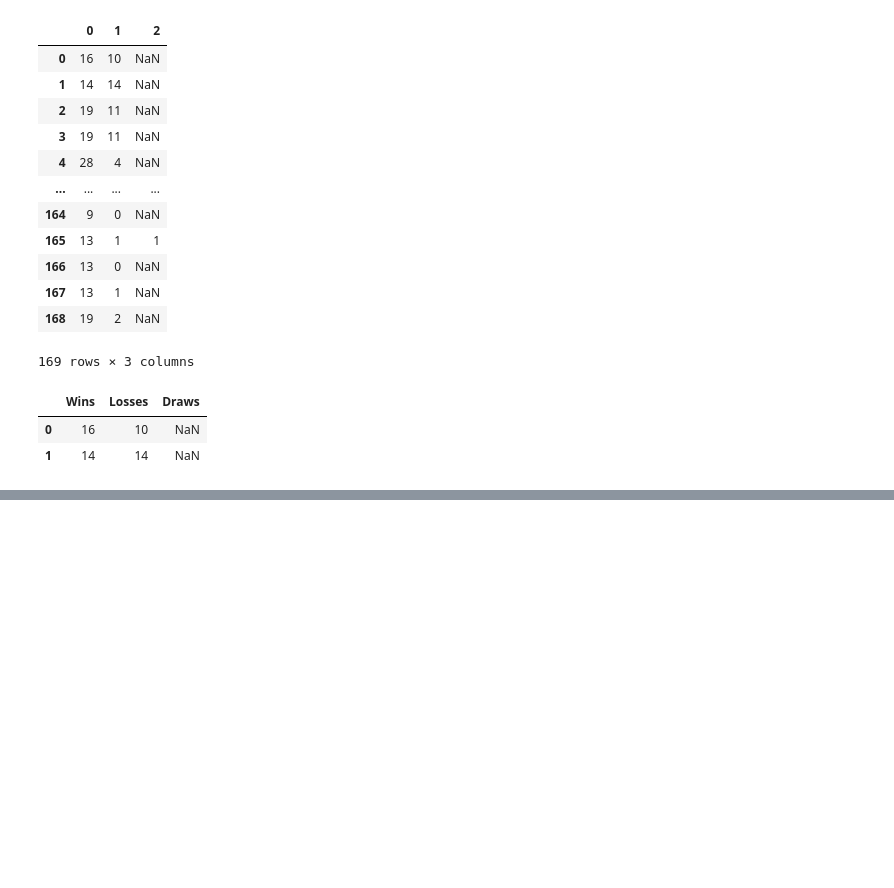
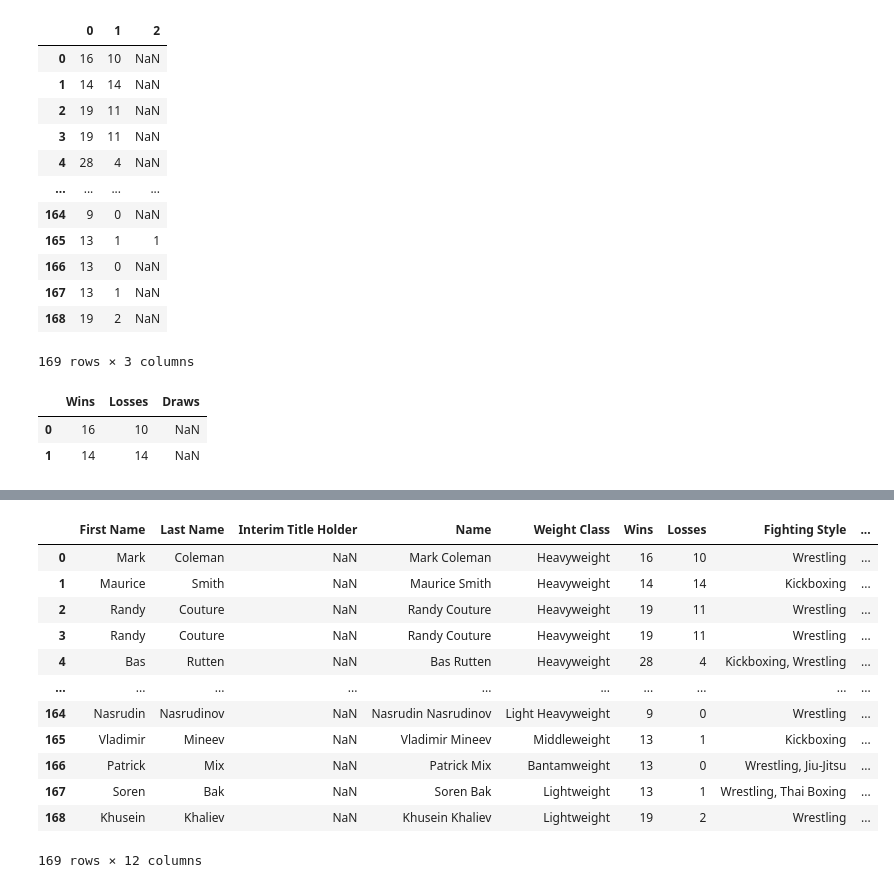
Before and after one commit to jbtchampo/Beyond-the-Fight-An-Analysis-on-the-UFC-Ultimate-Fighting-Championship-, a Jupyter notebook: Notebook/Data Cleaning - Champions_list & top50 Prospects.ipynb, the cells around one changed output, grey strips where cells are left out. Saved outputs shown, nothing was run; the diff lists cells and outputs as text; code cells hidden in the pictures; blank space fills up the shorter version.

```diff
--- a/Notebook/Data Cleaning - Champions_list & top50 Prospects.ipynb
+++ b/Notebook/Data Cleaning - Champions_list & top50 Prospects.ipynb
@@ -208,0 +203,3 @@ FS_df
+# %%
+Name_df = df4['Name'].apply(split)
+Name_df
@@ -208,0 +220,8 @@ FS_df
+# %%
+Name_df.columns = ['First Name',
+                   'Last Name',
+                   'Interim Title Holder',
+                   'n/a',
+                   'n/a']
+
+Name_df.head(2)
@@ -208,0 +232,3 @@ FS_df
+# %%
+Name_df = Name_df.drop(['n/a'], axis=1)
+Name_df
@@ -208,0 +266,17 @@ FS_df
+# %%
+df5 = pd.concat([Name_df, df4], axis = 1)
+df5
+# %% [output]
+|  | First Name | Last Name | Interim Title Holder | Name | Weight Class | Wins | Losses | Fighting Style | ... |
+| 0 | Mark | Coleman | NaN | Mark Coleman | Heavyweight | 16 | 10 | Wrestling | ... |
+| 1 | Maurice | Smith | NaN | Maurice Smith | Heavyweight | 14 | 14 | Kickboxing | ... |
+| 2 | Randy | Couture | NaN | Randy Couture | Heavyweight | 19 | 11 | Wrestling | ... |
+| 3 | Randy | Couture | NaN | Randy Couture | Heavyweight | 19 | 11 | Wrestling | ... |
+| 4 | Bas | Rutten | NaN | Bas Rutten | Heavyweight | 28 | 4 | Kickboxing, Wrestling | ... |
+| ... | ... | ... | ... | ... | ... | ... | ... | ... | ... |
+| 164 | Nasrudin | Nasrudinov | NaN | Nasrudin Nasrudinov | Light Heavyweight | 9 | 0 | Wrestling | ... |
+| 165 | Vladimir | Mineev | NaN | Vladimir Mineev | Middleweight | 13 | 1 | Kickboxing | ... |
+| 166 | Patrick | Mix | NaN | Patrick Mix | Bantamweight | 13 | 0 | Wrestling, Jiu-Jitsu | ... |
+| 167 | Soren | Bak | NaN | Soren Bak | Lightweight | 13 | 1 | Wrestling, Thai Boxing | ... |
+| 168 | Khusein | Khaliev | NaN | Khusein Khaliev | Lightweight | 19 | 2 | Wrestling | ... |
+169 rows × 12 columns
```
Also changed, not shown: parts of 20 cells of this notebook, 2 other files.
